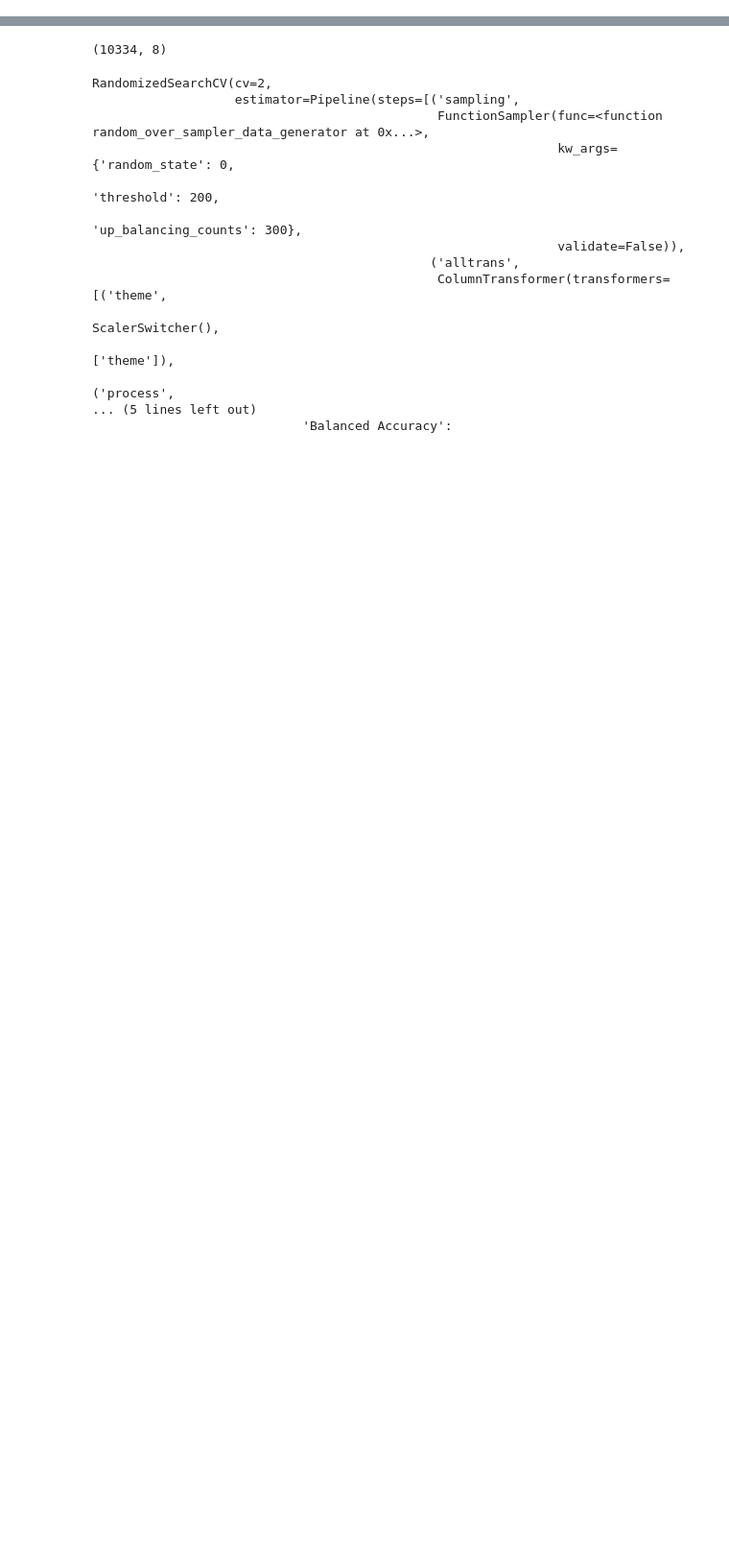
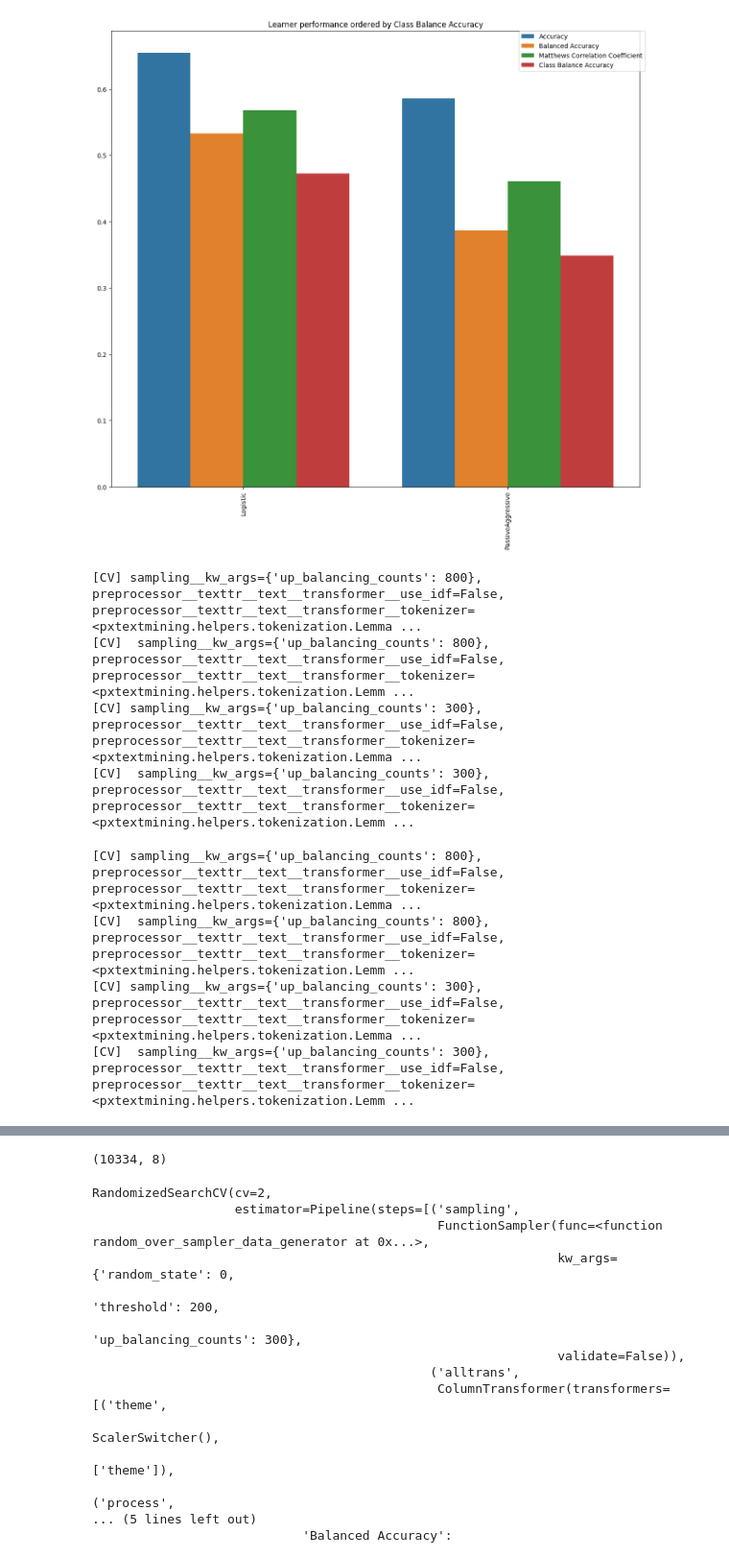
Before and after one commit to yiwen-h/pxtextmining, a Jupyter notebook: notebooks/Exploring model.ipynb, the cells around one changed output, grey strips where cells are left out. Shown: that part at 96% size. Drawn from its saved outputs; the diff is of its cells as text; code cells hidden in the pictures; blank space fills up the shorter version.

Commit message:
more playing around with models

```diff
--- a/notebooks/Exploring model.ipynb
+++ b/notebooks/Exploring model.ipynb
@@ -102,0 +87,39 @@ Wall time: 34.1 s
+# %%
+%%time
+
+
+pipe1, tuning_results1, pred1, accuracy_per_class1, p_compare_models_bar1, index_train1, index_test1 = \
+    text_classification_pipeline(filename='../datasets/text_data.csv', target="label", predictor="feedback",
+                                 test_size=0.33,
+                                 ordinal=False,
+                                 tknz="spacy",
+                                 metric="class_balance_accuracy",
+                                 cv=5, n_iter=2, n_jobs=5, verbose=3,
+                                 learners=[
+                                     "SGDClassifier",
+                                     "RidgeClassifier",
+                                     "Perceptron",
+                                     "PassiveAggressiveClassifier",
+                                     "BernoulliNB",
+                                     "ComplementNB",
+                                     "MultinomialNB",
+                                     "KNeighborsClassifier",
+                                     "NearestCentroid",
+                                     "RandomForestClassifier"
+                                     ],
+                                 objects_to_save=[
+                                     "pipeline",
+                                     "tuning results",
+                                     "predictions",
+                                     "accuracy per class",
+                                     "index - training data",
+                                     "index - test data",
+                                     "bar plot"
+                                 ],
+                                 save_objects_to_server=False,
+                                 save_objects_to_disk=True,
+                                 save_pipeline_as="pipeline_label_example",
+                                 results_folder_name="results_label_example",
+                                 reduce_criticality=False,
+                                 theme=None)
+# %% [output]
@@ -102,0 +155,9 @@ Wall time: 34.1 s
+[figure, added]
+[CV] sampling__kw_args={'up_balancing_counts': 800}, preprocessor__texttr__text__transformer__use_idf=False, preprocessor__texttr__text__transformer__tokenizer=<pxtextmining.helpers.tokenization.Lemma ...
+[CV]  sampling__kw_args={'up_balancing_counts': 800}, preprocessor__texttr__text__transformer__use_idf=False, preprocessor__texttr__text__transformer__tokenizer=<pxtextmining.helpers.tokenization.Lemm ...
+[CV] sampling__kw_args={'up_balancing_counts': 300}, preprocessor__texttr__text__transformer__use_idf=False, preprocessor__texttr__text__transformer__tokenizer=<pxtextmining.helpers.tokenization.Lemma ...
+[CV]  sampling__kw_args={'up_balancing_counts': 300}, preprocessor__texttr__text__transformer__use_idf=False, preprocessor__texttr__text__transformer__tokenizer=<pxtextmining.helpers.tokenization.Lemm ...
+[CV] sampling__kw_args={'up_balancing_counts': 800}, preprocessor__texttr__text__transformer__use_idf=False, preprocessor__texttr__text__transformer__tokenizer=<pxtextmining.helpers.tokenization.Lemma ...
+[CV]  sampling__kw_args={'up_balancing_counts': 800}, preprocessor__texttr__text__transformer__use_idf=False, preprocessor__texttr__text__transformer__tokenizer=<pxtextmining.helpers.tokenization.Lemm ...
+[CV] sampling__kw_args={'up_balancing_counts': 300}, preprocessor__texttr__text__transformer__use_idf=False, preprocessor__texttr__text__transformer__tokenizer=<pxtextmining.helpers.tokenization.Lemma ...
+[CV]  sampling__kw_args={'up_balancing_counts': 300}, preprocessor__texttr__text__transformer__use_idf=False, preprocessor__texttr__text__transformer__tokenizer=<pxtextmining.helpers.tokenization.Lemm ...
```
Also changed, not shown: parts of 5 cells of this notebook, 15 other files.
